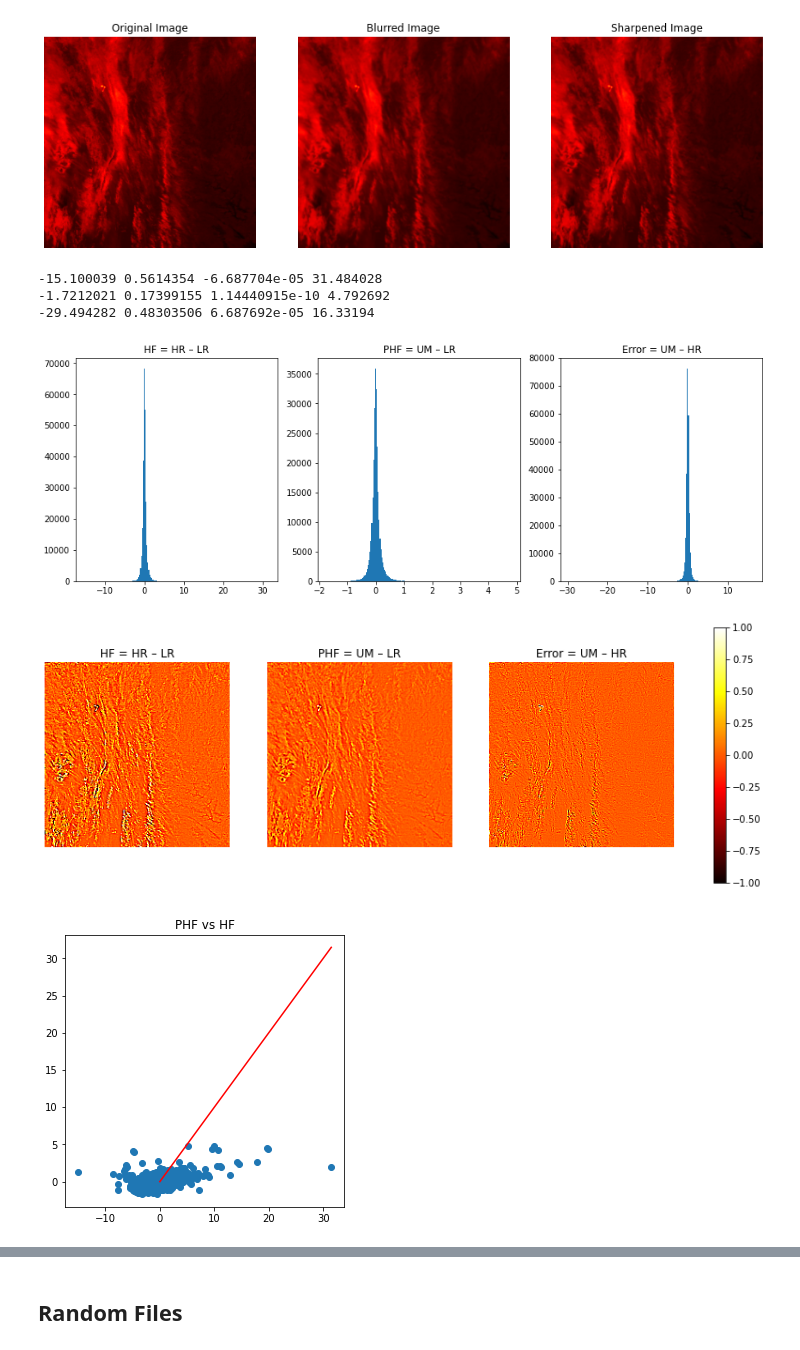
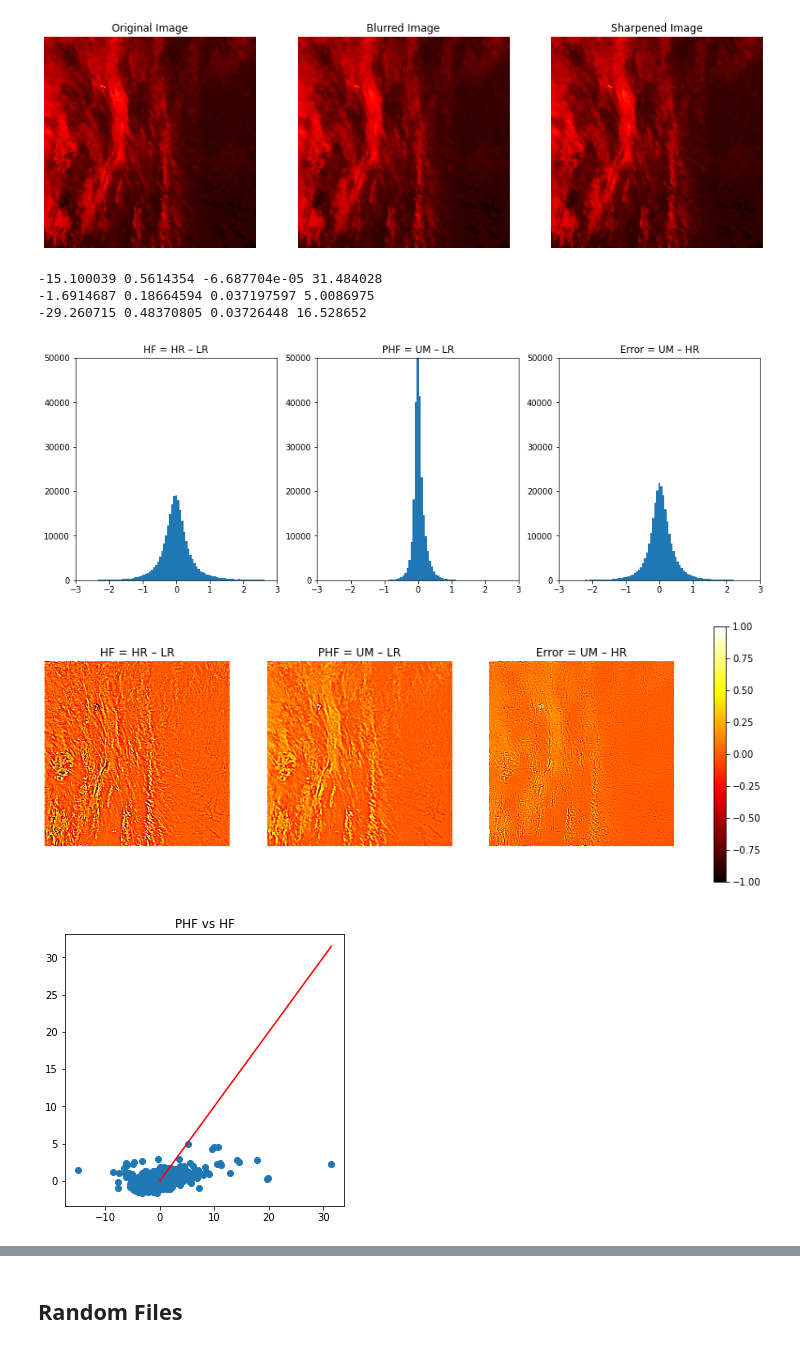
Before and after one commit to ccny-glasslab/Fires, a Jupyter notebook: Image Sharpening/bt_image_sharpening_unsharpmask.ipynb, the cells around one changed output, grey strips where cells are left out. Cells and saved outputs as stored; diff of their text form; code cells hidden in the pictures.

Commit message:
normalizing images

```diff
--- a/Image Sharpening/bt_image_sharpening_unsharpmask.ipynb
+++ b/Image Sharpening/bt_image_sharpening_unsharpmask.ipynb
@@ -161,7 +159,14 @@ img = np.load('../../GOES_Files/diff_files/OR_ABI-L1b-RadC-M3Cdiff_G17_s20183171
 height, width = img.shape
 smallimg = resize(img, (round(height/2), round(width/2)))
 blurryimg = resize(smallimg, (height, width))
-sharpimg = unsharp_mask(blurryimg/img.max(), radius=1, amount=1)*img.max()
+# sharpimg = unsharp_mask(blurryimg/img.max(), radius=1, amount=1)*img.max()
+# sharpimg = (unsharp_mask((blurryimg-blurryimg.min())/(blurryimg.max()-blurryimg.min()), radius=1, amount=1)*(blurryimg.max()-blurryimg.min())) + blurryimg.min()
+normblurryimg = (blurryimg-blurryimg.min())/(blurryimg.max()-blurryimg.min())
+sharpimgpre = unsharp_mask(normblurryimg, radius=1, amount=1)
+sharpimg = sharpimgpre*((blurryimg.max()-blurryimg.min())) + blurryimg.min()
+sharpeningfactor = sharpimgpre.std()/normblurryimg.std() #std after/std pre
+sharpimg = sharpimg*sharpeningfactor
+
 
 controlmae = mean_absolute_error(img, blurryimg)
 controlrmse = mean_squared_error(img, blurryimg, squared=False)
@@ -199,33 +215,34 @@ plt.show()
 # %%
 HF = img-blurryimg
 # normHF = (HF-HF.min())/(HF.max()-HF.min())
 
 PHF = sharpimg-blurryimg
 # normPHF = (PHF-PHF.min())/(PHF.max()-PHF.min())
 
 Error = sharpimg-img
 # normError = (Error-Error.min())/(Error.max()-Error.min())
 
 fig, ax = plt.subplots(1, 3, figsize=(15, 5))
 
-x = ax[0].hist(HF.ravel(), bins=200)
+x = ax[0].hist(HF.ravel(), bins=np.linspace(-3, 3, 100))
 ax[0].set_title('HF = HR – LR')
 print(HF.min(), HF.std(), HF.mean(), HF.max())
 
-y = ax[1].hist(PHF.ravel(), bins=200)
+y = ax[1].hist(PHF.ravel(), bins=np.linspace(-3, 3, 100))
 ax[1].set_title('PHF = UM – LR')
 print(PHF.min(), PHF.std(), PHF.mean(), PHF.max())
 
-z = ax[2].hist(Error.ravel(), bins=200)
+z = ax[2].hist(Error.ravel(), bins=np.linspace(-3, 3, 100))
 ax[2].set_title('Error = UM – HR')
 print(Error.min(), Error.std(), Error.mean(), Error.max())
 
+plt.setp(ax, xlim=(-3, 3), ylim=(0, 50000))
 plt.show()
 # %% [output]
 -15.100039 0.5614354 -6.687704e-05 31.484028
--1.7212021 0.17399155 1.14440915e-10 4.792692
--29.494282 0.48303506 6.687692e-05 16.33194
+-1.6914687 0.18664594 0.037197597 5.0086975
+-29.260715 0.48370805 0.03726448 16.528652
-[figure, old version]
+[figure, new version]
 # %%
 fig, ax = plt.subplots(1, 3, figsize=(15, 5))
 
@@ -245,7 +262,7 @@ plt.colorbar(y, ax=ax)
 plt.axis('off')
 plt.show()
 # %% [output]
-[figure, old version]
+[figure, new version]
 # %%
 fig, ax = plt.subplots(1, figsize=(5, 5))
 
@@ -256,7 +273,7 @@ ax.plot([0, maxmax], [0, maxmax], "r")
 ax.set_title('PHF vs HF')
 plt.show()
 # %% [output]
-[figure, old version]
+[figure, new version]
 # %%
 fig, ax = plt.subplots(1, figsize=(5, 5))
 
```
Also changed, not shown: parts of 8 cells of this notebook, 1 other file.
